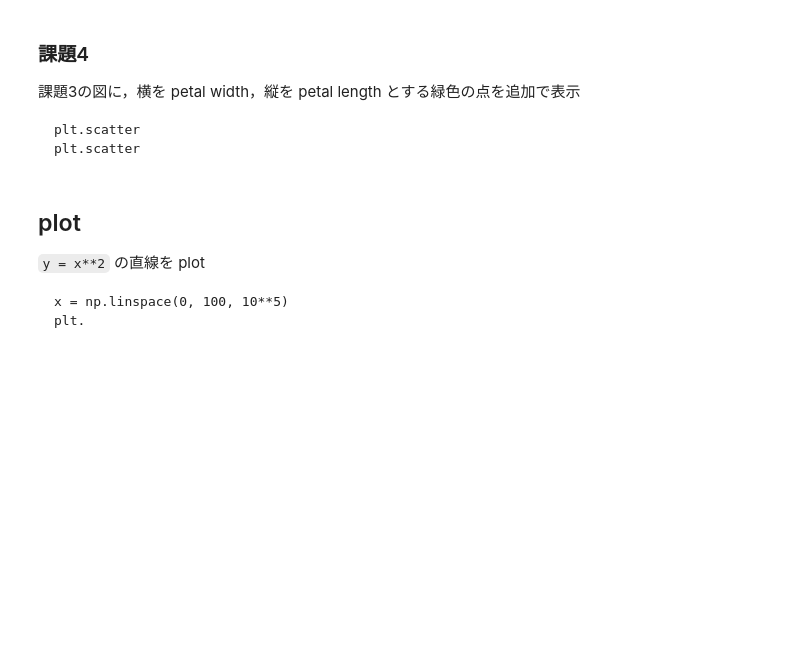
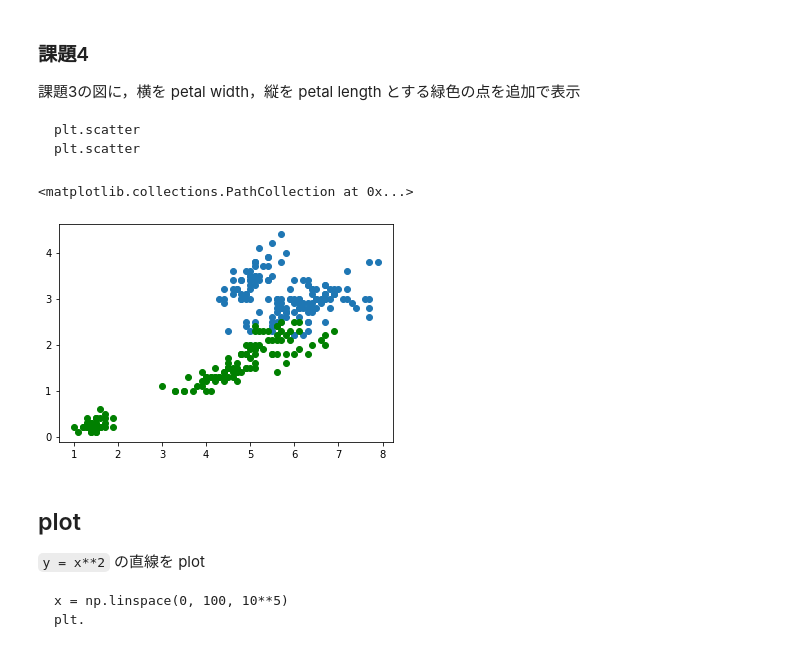
Before and after one commit to hiraso/lab_task, a Jupyter notebook: 第3回課題.ipynb, the cells around one changed output. Saved outputs shown, nothing was run; the diff lists cells and outputs as text; code cells hidden in the pictures; blank space fills up the shorter version.

````diff
--- a/第3回課題.ipynb
+++ b/第3回課題.ipynb
@@ -139,6 +137,12 @@ plt.scatter
 plt.scatter
 plt.scatter
 ```
+# %%
+plt.scatter(iris_df["sepal length (cm)"],iris_df["sepal width (cm)"])
+plt.scatter(iris_df["petal length (cm)"],iris_df["petal width (cm)"],c="green")
+# %% [output]
+<matplotlib.collections.PathCollection at 0x...>
+[figure, added]
 # %% [markdown]
 ## plot
 `y = x**2` の直線を plot
````
Also changed, not shown: parts of 3 cells of this notebook.
